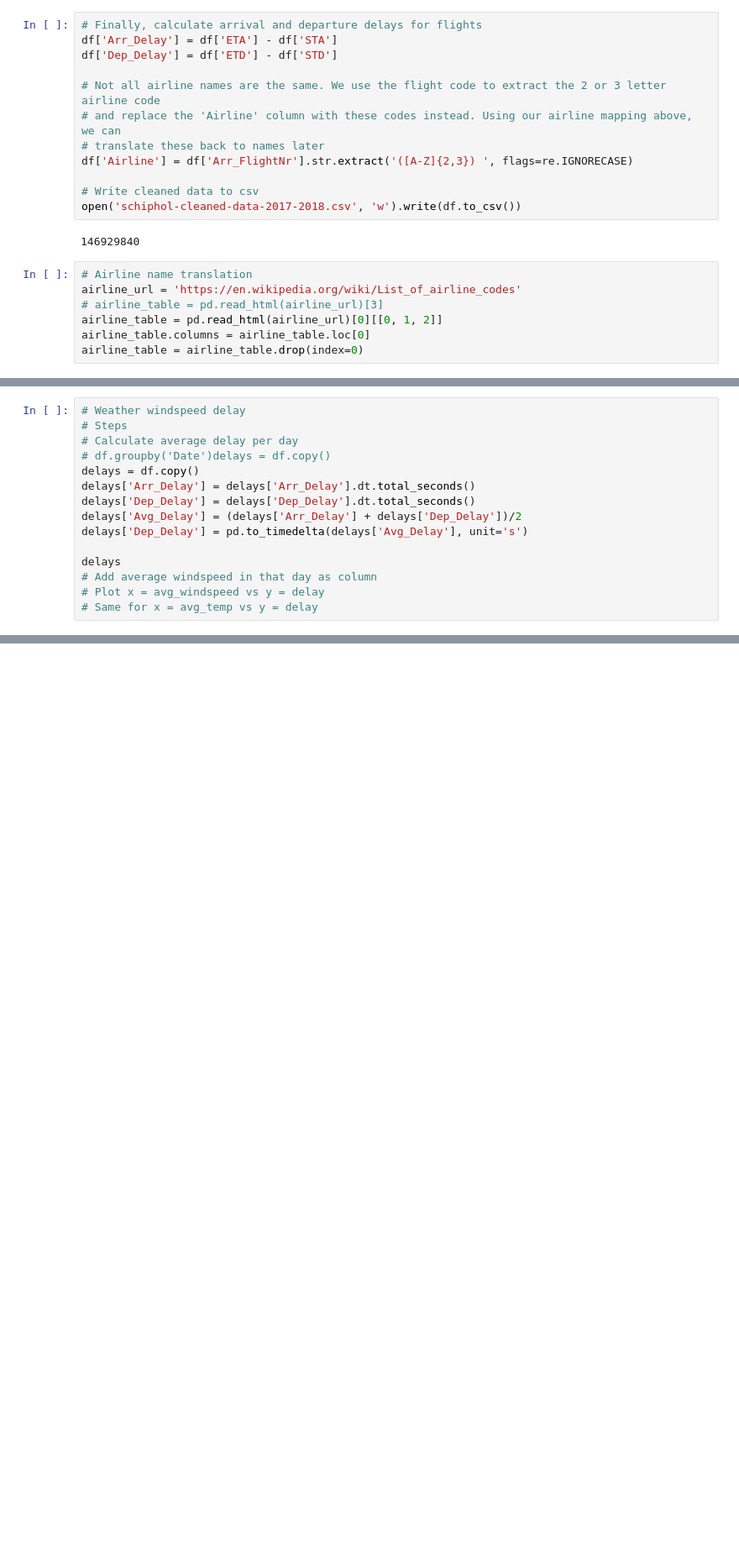
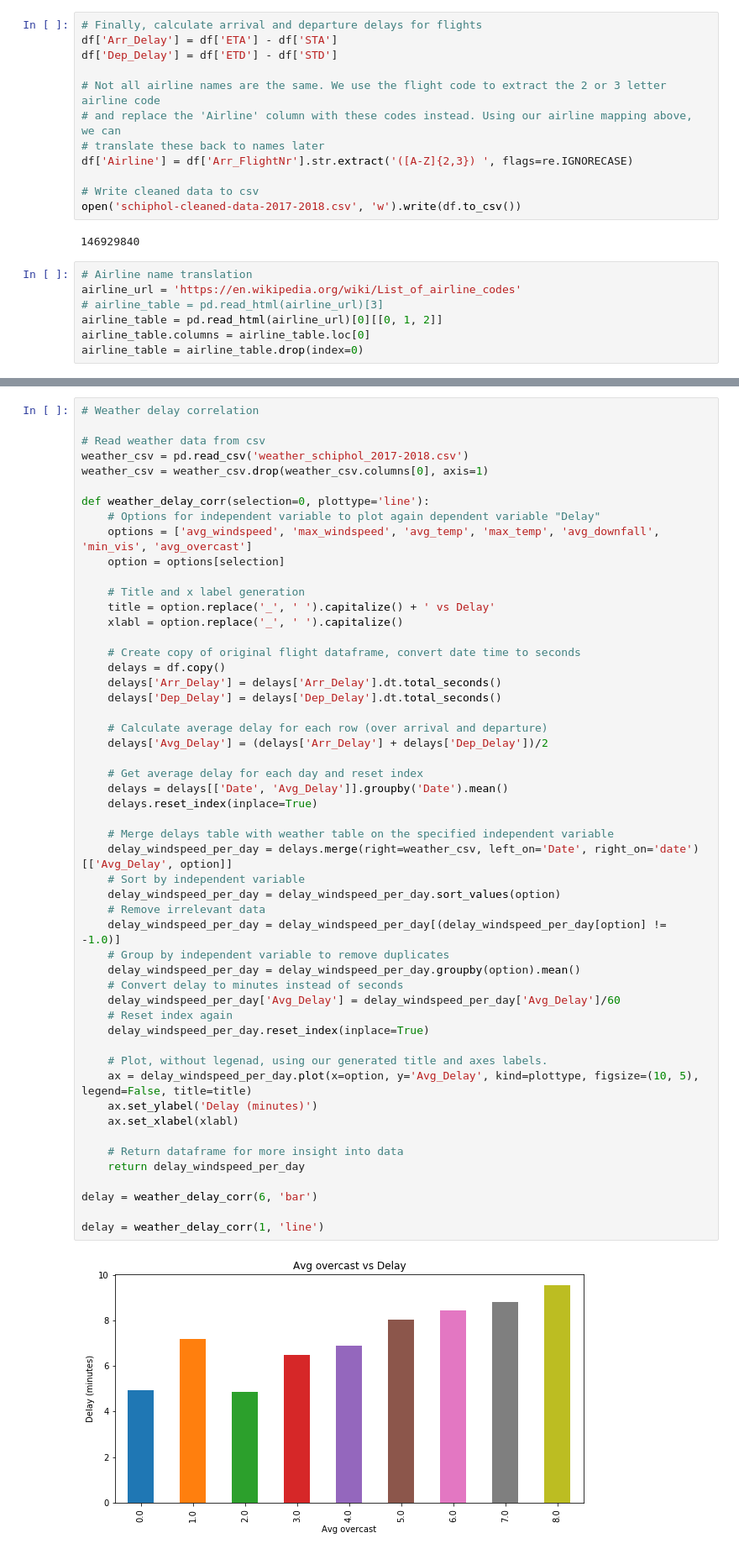
Before and after one commit to KJ-Waller/DW-Project, a Jupyter notebook: Schiphol Stuff.ipynb, the cells around one changed output, grey strips where cells are left out. Shown at 84% size. Saved outputs shown, nothing was run; the diff lists cells and outputs as text; blank space fills up the shorter version.

```diff
--- a/Schiphol Stuff.ipynb
+++ b/Schiphol Stuff.ipynb
@@ -173,15 +126,0 @@ weather_csv
-# %%
-# Weather windspeed delay
-# Steps
-# Calculate average delay per day
-# df.groupby('Date')delays = df.copy()
-delays = df.copy()
-delays['Arr_Delay'] = delays['Arr_Delay'].dt.total_seconds()
-delays['Dep_Delay'] = delays['Dep_Delay'].dt.total_seconds()
-delays['Avg_Delay'] = (delays['Arr_Delay'] + delays['Dep_Delay'])/2
-delays['Dep_Delay'] = pd.to_timedelta(delays['Avg_Delay'], unit='s')
-
-delays
-# Add average windspeed in that day as column
-# Plot x = avg_windspeed vs y = delay
-# Same for x = avg_temp vs y = delay
@@ -206,0 +127,54 @@ delays
+# %%
+# Weather delay correlation
+
+# Read weather data from csv
+weather_csv = pd.read_csv('weather_schiphol_2017-2018.csv')
+weather_csv = weather_csv.drop(weather_csv.columns[0], axis=1)
+
+def weather_delay_corr(selection=0, plottype='line'):
+    # Options for independent variable to plot again dependent variable "Delay"
+    options = ['avg_windspeed', 'max_windspeed', 'avg_temp', 'max_temp', 'avg_downfall', 'min_vis', 'avg_overcast']
+    option = options[selection]
+
+    # Title and x label generation
+    title = option.replace('_', ' ').capitalize() + ' vs Delay'
+    xlabl = option.replace('_', ' ').capitalize()
+
+    # Create copy of original flight dataframe, convert date time to seconds
+    delays = df.copy()
+    delays['Arr_Delay'] = delays['Arr_Delay'].dt.total_seconds()
+    delays['Dep_Delay'] = delays['Dep_Delay'].dt.total_seconds()
+
+    # Calculate average delay for each row (over arrival and departure)
+    delays['Avg_Delay'] = (delays['Arr_Delay'] + delays['Dep_Delay'])/2
+
+    # Get average delay for each day and reset index
+    delays = delays[['Date', 'Avg_Delay']].groupby('Date').mean()
+    delays.reset_index(inplace=True)
+
+    # Merge delays table with weather table on the specified independent variable
+    delay_windspeed_per_day = delays.merge(right=weather_csv, left_on='Date', right_on='date')[['Avg_Delay', option]]
+    # Sort by independent variable
+    delay_windspeed_per_day = delay_windspeed_per_day.sort_values(option)
+    # Remove irrelevant data
+    delay_windspeed_per_day = delay_windspeed_per_day[(delay_windspeed_per_day[option] != -1.0)]
+    # Group by independent variable to remove duplicates
+    delay_windspeed_per_day = delay_windspeed_per_day.groupby(option).mean()
+    # Convert delay to minutes instead of seconds
+    delay_windspeed_per_day['Avg_Delay'] = delay_windspeed_per_day['Avg_Delay']/60
+    # Reset index again
+    delay_windspeed_per_day.reset_index(inplace=True)
+
+    # Plot, without legenad, using our generated title and axes labels.
+    ax = delay_windspeed_per_day.plot(x=option, y='Avg_Delay', kind=plottype, figsize=(10, 5), legend=False, title=title)
+    ax.set_ylabel('Delay (minutes)')
+    ax.set_xlabel(xlabl)
+
+    # Return dataframe for more insight into data
+    return delay_windspeed_per_day
+
+delay = weather_delay_corr(6, 'bar')
+
+delay = weather_delay_corr(1, 'line')
+# %% [output]
+[figure, added]
```
Also changed, not shown: parts of 6 cells of this notebook.
